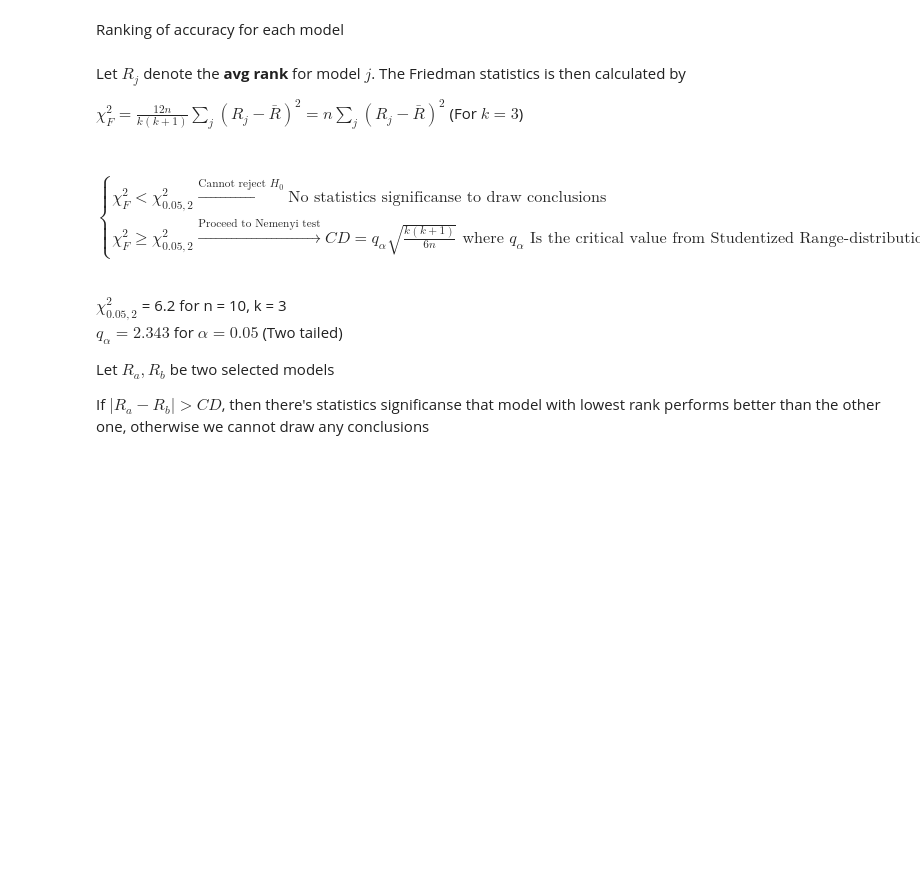
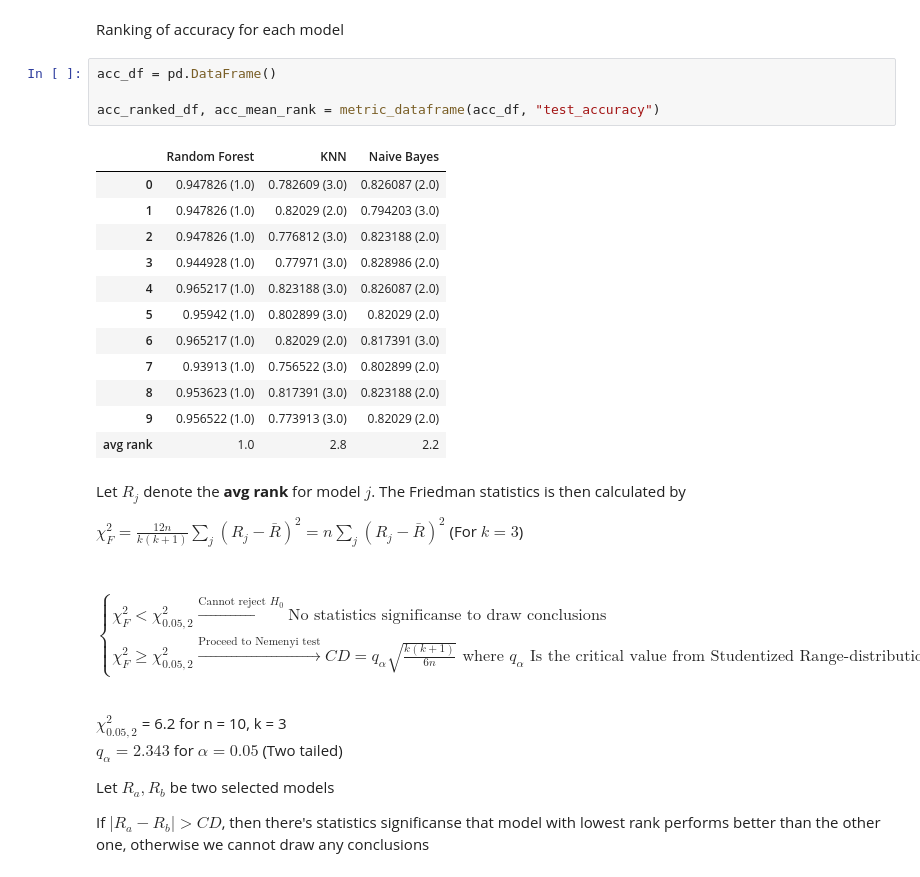
Before and after one commit to Mau-Gen/DV2638_Assignments, a Jupyter notebook: Assignment_2/assignment2.ipynb, the cells around one changed output. Saved outputs shown, nothing was run; the diff lists cells and outputs as text; blank space fills up the shorter version.

```diff
--- a/Assignment_2/assignment2.ipynb
+++ b/Assignment_2/assignment2.ipynb
@@ -220,6 +272,23 @@ display(f1_ranked_df)
 | avg rank | 1.0 | 3.0 | 2.0 |
 # %% [markdown]
 Ranking of accuracy for each model
+# %%
+acc_df = pd.DataFrame()
+
+acc_ranked_df, acc_mean_rank = metric_dataframe(acc_df, "test_accuracy")
+# %% [output]
+|  | Random Forest | KNN | Naive Bayes |
+| 0 | 0.947826 (1.0) | 0.782609 (3.0) | 0.826087 (2.0) |
+| 1 | 0.947826 (1.0) | 0.82029 (2.0) | 0.794203 (3.0) |
+| 2 | 0.947826 (1.0) | 0.776812 (3.0) | 0.823188 (2.0) |
+| 3 | 0.944928 (1.0) | 0.77971 (3.0) | 0.828986 (2.0) |
+| 4 | 0.965217 (1.0) | 0.823188 (3.0) | 0.826087 (2.0) |
+| 5 | 0.95942 (1.0) | 0.802899 (3.0) | 0.82029 (2.0) |
+| 6 | 0.965217 (1.0) | 0.82029 (2.0) | 0.817391 (3.0) |
+| 7 | 0.93913 (1.0) | 0.756522 (3.0) | 0.802899 (2.0) |
+| 8 | 0.953623 (1.0) | 0.817391 (3.0) | 0.823188 (2.0) |
+| 9 | 0.956522 (1.0) | 0.773913 (3.0) | 0.82029 (2.0) |
+| avg rank | 1.0 | 2.8 | 2.2 |
 # %% [markdown]
 Let $R_j$ denote the **avg rank** for model $j$. The Friedman statistics is then calculated by
 
```
Also changed, not shown: parts of 9 cells of this notebook.
